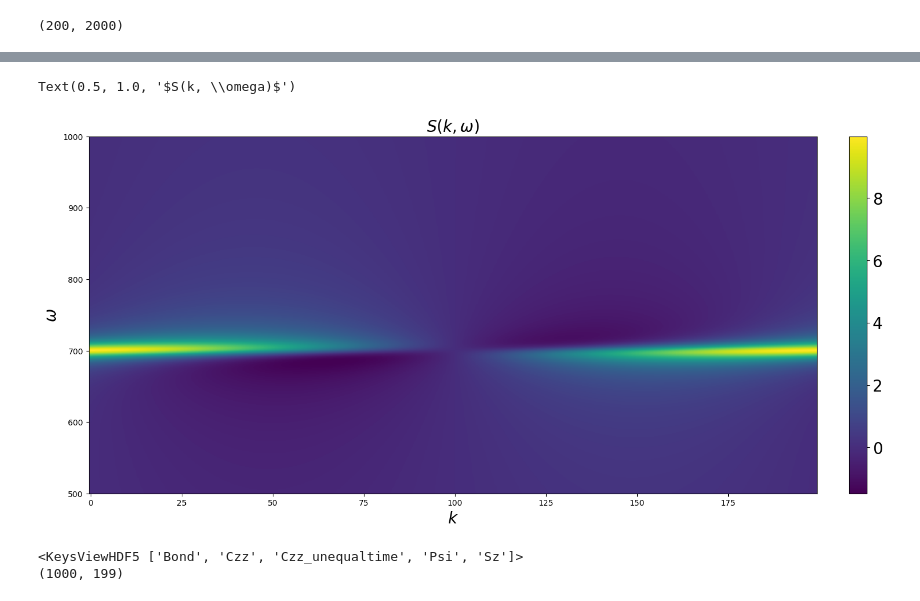
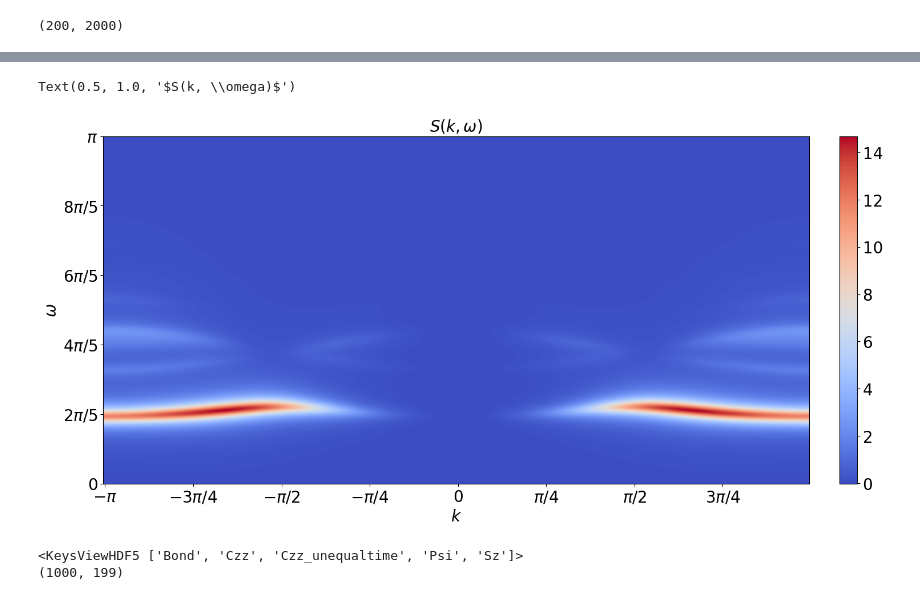
Before and after one commit to xiaobo-23/TimeEvolution, a Jupyter notebook: Spectrum_Analysis.ipynb, the cells around one changed output, grey strips where cells are left out. Drawn from its saved outputs; the diff is of its cells as text; code cells hidden in the pictures.

```diff
--- a/Spectrum_Analysis.ipynb
+++ b/Spectrum_Analysis.ipynb
@@ -398,10 +402,12 @@ def fourier(tList_, gt_, wList_, eta):
     # print("summed weight is ", weight)
     return Aw
 # %%
-def spectral(g_r_t_, wList_,eta_, dt_):
+def spectral(g_r_t_, wList_, eta_, dt_, reference):
     Nsite = g_r_t_.shape[0]
     Nt = g_r_t_.shape[1]
-    centralSite = Nsite/2 - 1
+    # centralSite = Nsite/2 - 1
+    centralSite = reference
+
     # kList = np.arange(0, 2.0 * np.pi, 2.0 * np.pi / float(Nsite))
     kList = np.arange(-np.pi, np.pi, 2.0 * np.pi / float(Nsite))
     tList = np.asarray([i*dt_ for i in range(Nt)])
@@ -410,7 +416,6 @@ def spectral(g_r_t_, wList_,eta_, dt_):
     for ik,k in enumerate(kList):
         for site in range(Nsite):
             g_k_t_[ik,:] += np.exp(1j*k*(site-centralSite)) * g_r_t_[site,:]
-    # g_k_t_ = g_r_t
 
 
     g_k_w_ = np.zeros([len(kList), len(wList_)], dtype=complex)
@@ -451,0 +430,8 @@ array([ 9.94958766e+00,  9.93145440e+00,  9.90842951e+00,  9.88053572e+00,
+# %%
+g_r_t = Czz_tau005_odd.transpose()
+g_k_w_odd = spectral(g_r_t, wList, eta, dt, sites // 2 - 2)
+# %%
+g_r_t = Czz_tau005_even.transpose()
+g_k_w_even = spectral(g_r_t, wList, eta, dt, sites // 2 - 1)
+# %%
+g_k_w = g_k_w_odd + g_k_w_even
@@ -452,29 +461,25 @@ array([ 9.94958766e+00,  9.93145440e+00,  9.90842951e+00,  9.88053572e+00,
 # %%
 # Plot the spectral function
 fig=plt.figure(figsize=(15, 12 * goldenRatio), tight_layout=True)
 ax = fig.add_subplot(111,title="", frame_on=True)
 
-im1 = ax.imshow(g_k_w[:,:].real.transpose(), cmap = "viridis", aspect="auto", origin="lower")
-                # extent=[  0, Nq,   wList[0], wList[-1] ],
-                # cmap=my_cm)
-#cbar=fig.colorbar(im1, ticks=[0, 0.5 ,1] ,fraction=0.046, pad=0.04)
-cbar=fig.colorbar(im1, fraction=0.046, pad=0.04)
+im1 = ax.imshow(g_k_w[:,:].real.transpose(), cmap = "coolwarm", aspect="auto", origin="lower")
+cbar=fig.colorbar(im1, fraction=0.035, pad=0.04)
 cbar.ax.tick_params(labelsize=tickFontSize)
 
-# ax.axhline(y = 2 * math.pi / 5)
+
 ax.set_xlabel(r"$k$", fontsize = 20)
 ax.set_ylabel(r"$\omega$", fontsize  = 20)
-# ax.set_xticklabels([r"", r"$-\pi$", r"$-3\pi/5$", r"$-\pi/5$", r"$\pi/5$",r"$3\pi/5$"], fontsize = 20)
-# ax.set_yticklabels([r"", r"$0$", r"$2\pi/5$", r"$4\pi/5$", r"$6\pi/5$", r"$8\pi/5$"], fontsize = 20)
-# ax.set_xticklabels([r"", r"$-\pi$", r"$-3\pi/4$", r"$-\pi/2$", r"$-\pi/4$", r"$0$", r"$\pi/4$", r"$\pi/2$", r"$3\pi/4$"], fontsize = 20)
-# ax.set_yticklabels([r"$0$", r"$2\pi/5$", r"$4\pi/5$", r"$6\pi/5$", r"$8\pi/5$", r"$\pi$"], fontsize = 20)
+ax.set_xticklabels([r"", r"$-\pi$", r"$-3\pi/4$", r"$-\pi/2$", r"$-\pi/4$", r"$0$", r"$\pi/4$", r"$\pi/2$", r"$3\pi/4$"], fontsize = 20)
+ax.set_yticklabels([r"$0$", r"$2\pi/5$", r"$4\pi/5$", r"$6\pi/5$", r"$8\pi/5$", r"$\pi$"], fontsize = 20)
 ax.set_ylim(500, 1000)
 
+
 plt.title(r"$S(k, \omega)$", fontsize = 20)
-# plt.savefig('Figures/Heisenberg_TEBD_J1_1.0_J2_0_delta1.0_N100_T100_Szz_tau005.pdf')
+# plt.savefig('Figures/XX_TEBD_N200_T100_Szz_tau005.pdf')
 # %% [output]
 Text(0.5, 1.0, '$S(k, \\omega)$')
-[figure, old version]
+[figure, new version]
 # %%
 # # Calculate the structure factor
 # for index1 in range(k.shape[0]):
```
Also changed, not shown: parts of 20 cells of this notebook, 1 other file.
